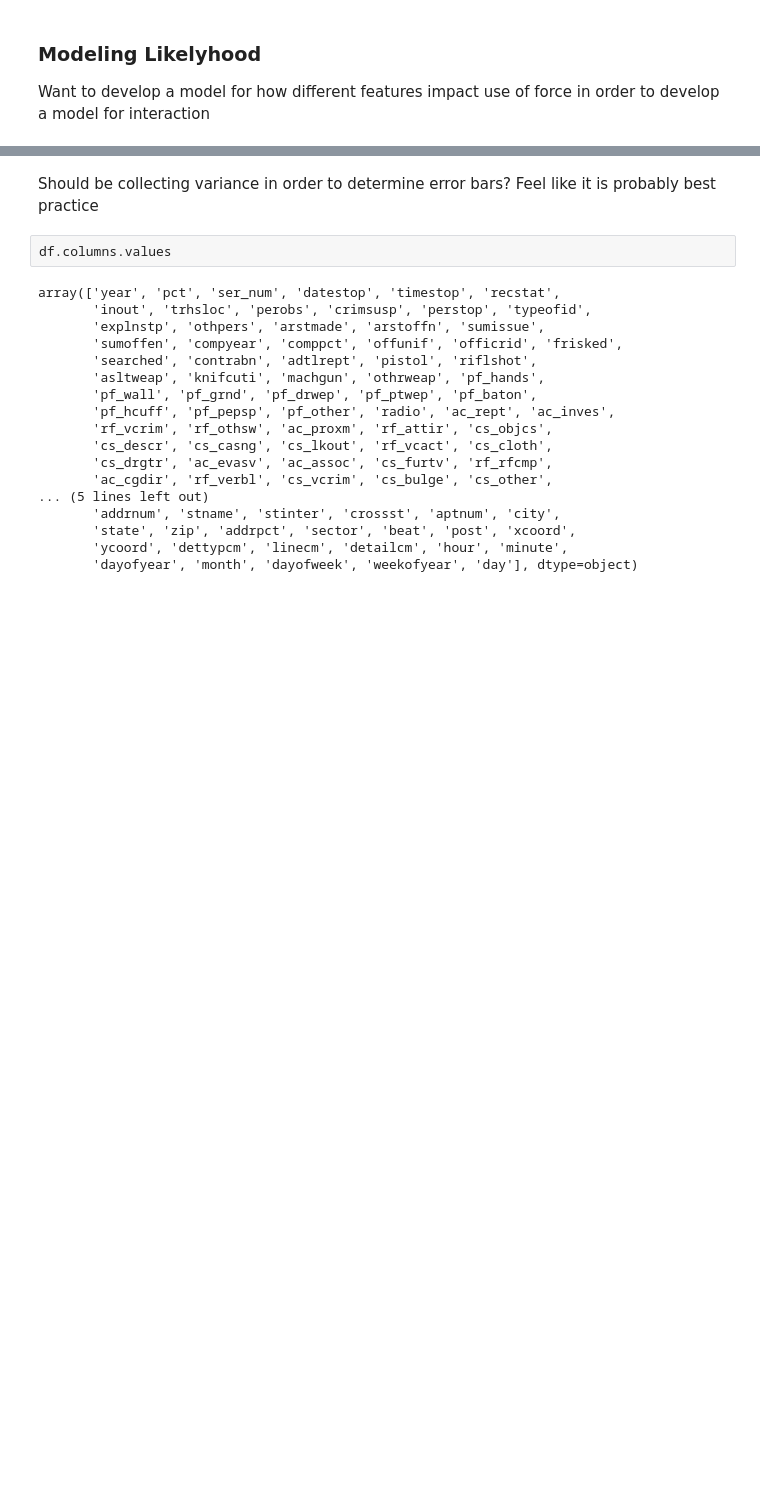
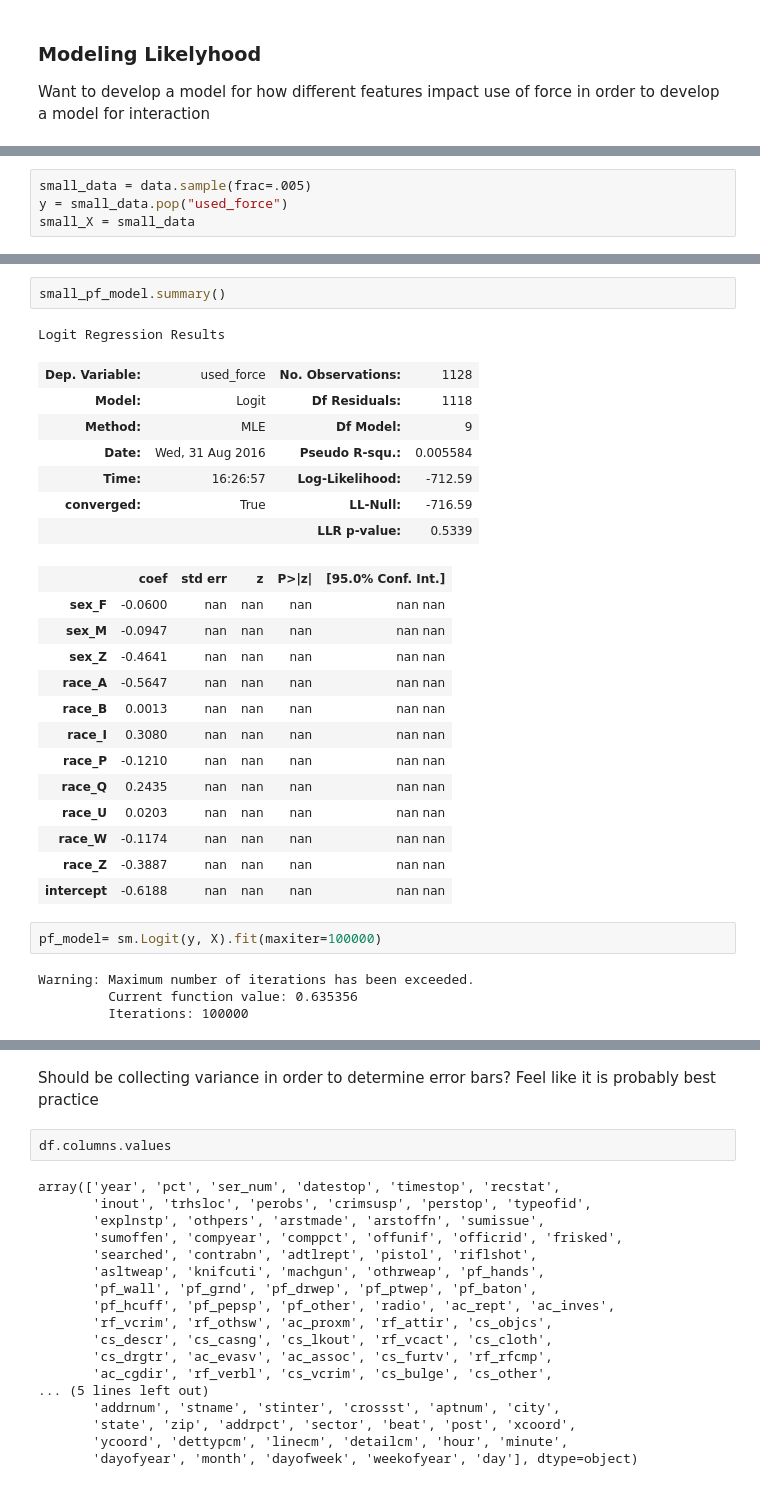
Before and after one commit to garethdavidjones/NYCFrisk, a Jupyter notebook: UseOfForce.ipynb, the cells around one changed output, grey strips where cells are left out. Cells and saved outputs as stored; diff of their text form; blank space fills up the shorter version.

```diff
--- a/UseOfForce.ipynb
+++ b/UseOfForce.ipynb
@@ -169,0 +161,4 @@ import statsmodels as sm
+# %%
+small_data = data.sample(frac=.005)
+y = small_data.pop("used_force")
+small_X = small_data
@@ -169,0 +180,30 @@ import statsmodels as sm
+# %%
+small_pf_model.summary()
+# %% [output]
+Logit Regression Results
+| Dep. Variable: | used_force | No. Observations: | 1128 |
+| Model: | Logit | Df Residuals: | 1118 |
+| Method: | MLE | Df Model: | 9 |
+| Date: | Wed, 31 Aug 2016 | Pseudo R-squ.: | 0.005584 |
+| Time: | 16:26:57 | Log-Likelihood: | -712.59 |
+| converged: | True | LL-Null: | -716.59 |
+|  |  | LLR p-value: | 0.5339 |
+|  | coef | std err | z | P>|z| | [95.0% Conf. Int.] |
+| sex_F | -0.0600 | nan | nan | nan | nan nan |
+| sex_M | -0.0947 | nan | nan | nan | nan nan |
+| sex_Z | -0.4641 | nan | nan | nan | nan nan |
+| race_A | -0.5647 | nan | nan | nan | nan nan |
+| race_B | 0.0013 | nan | nan | nan | nan nan |
+| race_I | 0.3080 | nan | nan | nan | nan nan |
+| race_P | -0.1210 | nan | nan | nan | nan nan |
+| race_Q | 0.2435 | nan | nan | nan | nan nan |
+| race_U | 0.0203 | nan | nan | nan | nan nan |
+| race_W | -0.1174 | nan | nan | nan | nan nan |
+| race_Z | -0.3887 | nan | nan | nan | nan nan |
+| intercept | -0.6188 | nan | nan | nan | nan nan |
+# %%
+pf_model= sm.Logit(y, X).fit(maxiter=100000)
+# %% [output]
+Warning: Maximum number of iterations has been exceeded.
+         Current function value: 0.635356
+         Iterations: 100000
```
Also changed, not shown: parts of 25 cells of this notebook, 1 other file.
